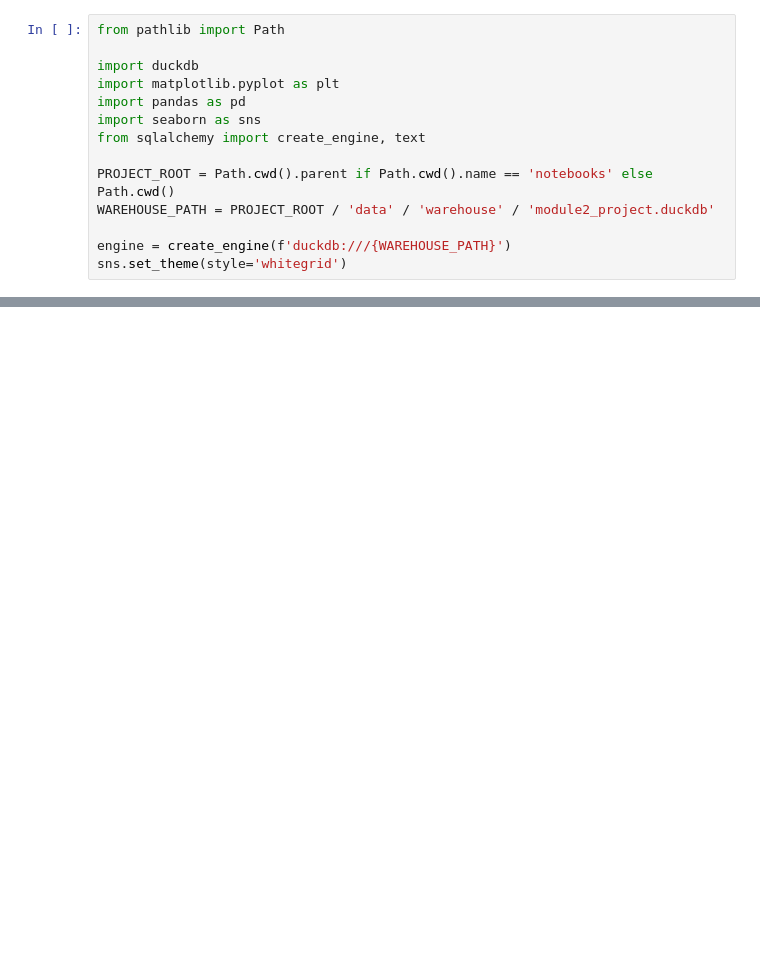
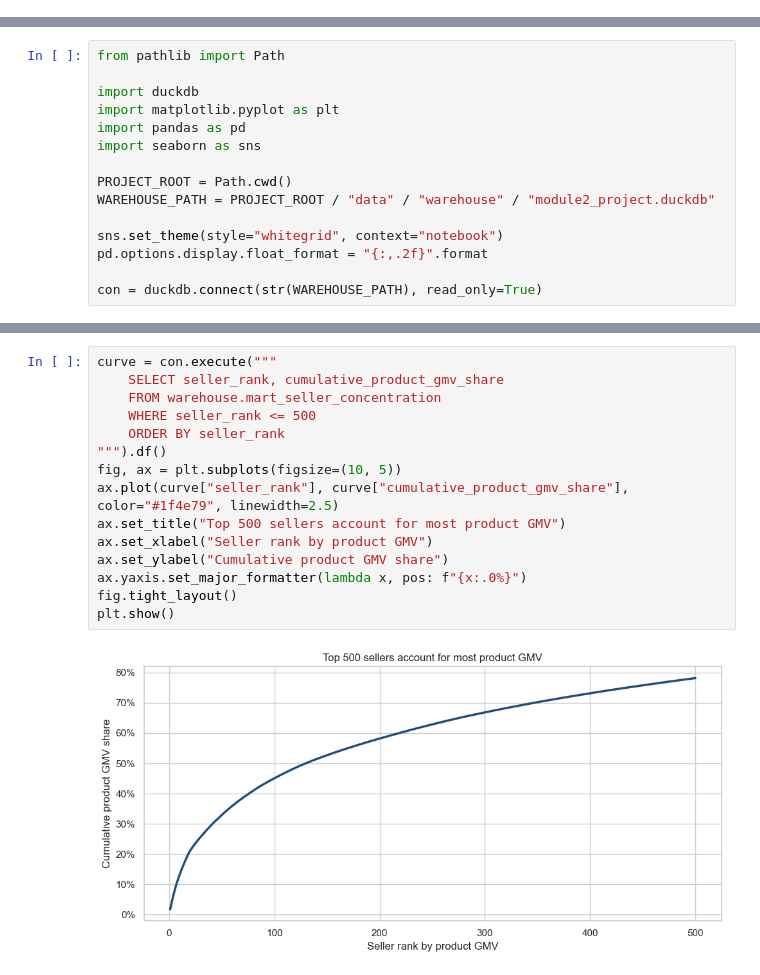
Before and after one commit to piloiv/module2-data-engineering-project, a Jupyter notebook: notebooks/olist_warehouse_analysis.ipynb, the cells around one changed output, grey strips where cells are left out. Drawn from its saved outputs; the diff is of its cells as text; blank space fills up the shorter version.

```diff
--- a/notebooks/olist_warehouse_analysis.ipynb
+++ b/notebooks/olist_warehouse_analysis.ipynb
@@ -5,14 +0,0 @@ This notebook connects to the modeled DuckDB warehouse and produces the metrics
-# %%
-from pathlib import Path
-
-import duckdb
-import matplotlib.pyplot as plt
-import pandas as pd
-import seaborn as sns
-from sqlalchemy import create_engine, text
-
-PROJECT_ROOT = Path.cwd().parent if Path.cwd().name == 'notebooks' else Path.cwd()
-WAREHOUSE_PATH = PROJECT_ROOT / 'data' / 'warehouse' / 'module2_project.duckdb'
-
-engine = create_engine(f'duckdb:///{WAREHOUSE_PATH}')
-sns.set_theme(style='whitegrid')
@@ -237,0 +7,15 @@ customer_segments
+# %%
+from pathlib import Path
+
+import duckdb
+import matplotlib.pyplot as plt
+import pandas as pd
+import seaborn as sns
+
+PROJECT_ROOT = Path.cwd()
+WAREHOUSE_PATH = PROJECT_ROOT / "data" / "warehouse" / "module2_project.duckdb"
+
+sns.set_theme(style="whitegrid", context="notebook")
+pd.options.display.float_format = "{:,.2f}".format
+
+con = duckdb.connect(str(WAREHOUSE_PATH), read_only=True)
@@ -237,0 +195,17 @@ customer_segments
+# %%
+curve = con.execute("""
+    SELECT seller_rank, cumulative_product_gmv_share
+    FROM warehouse.mart_seller_concentration
+    WHERE seller_rank <= 500
+    ORDER BY seller_rank
+""").df()
+fig, ax = plt.subplots(figsize=(10, 5))
+ax.plot(curve["seller_rank"], curve["cumulative_product_gmv_share"], color="#1f4e79", linewidth=2.5)
+ax.set_title("Top 500 sellers account for most product GMV")
+ax.set_xlabel("Seller rank by product GMV")
+ax.set_ylabel("Cumulative product GMV share")
+ax.yaxis.set_major_formatter(lambda x, pos: f"{x:.0%}")
+fig.tight_layout()
+plt.show()
+# %% [output]
+[figure, added]
```
Also changed, not shown: parts of 40 cells of this notebook, 38 other files.
